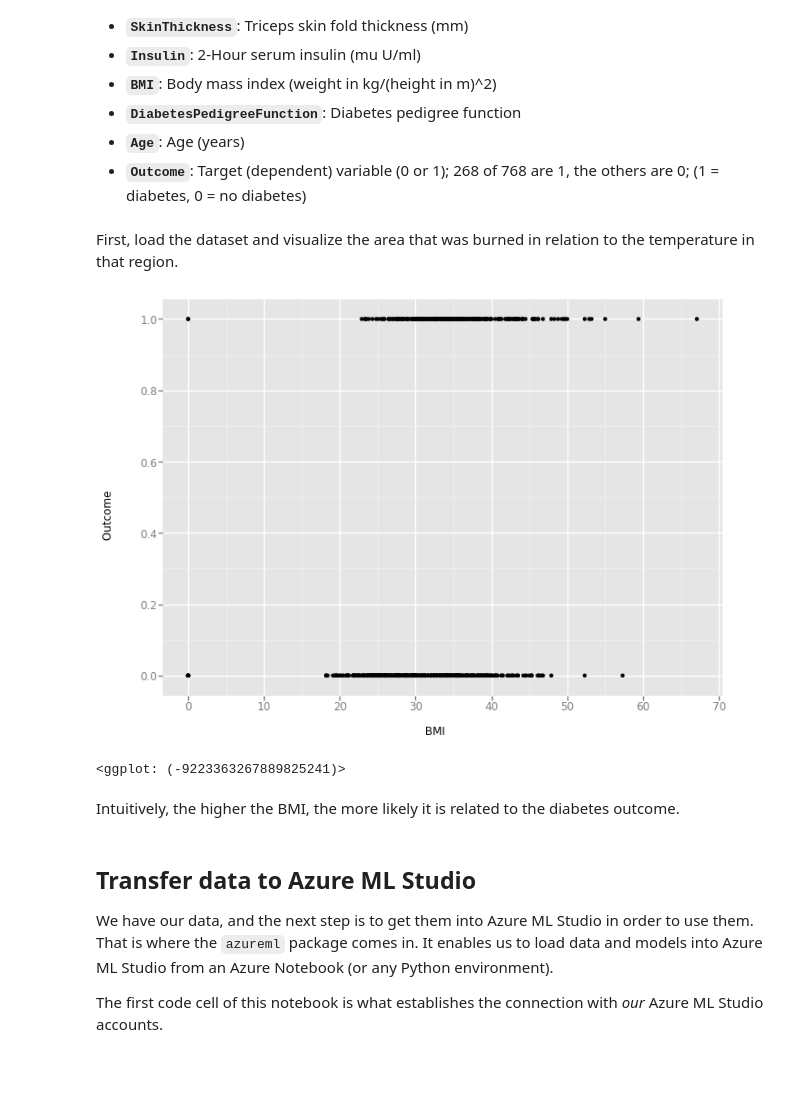
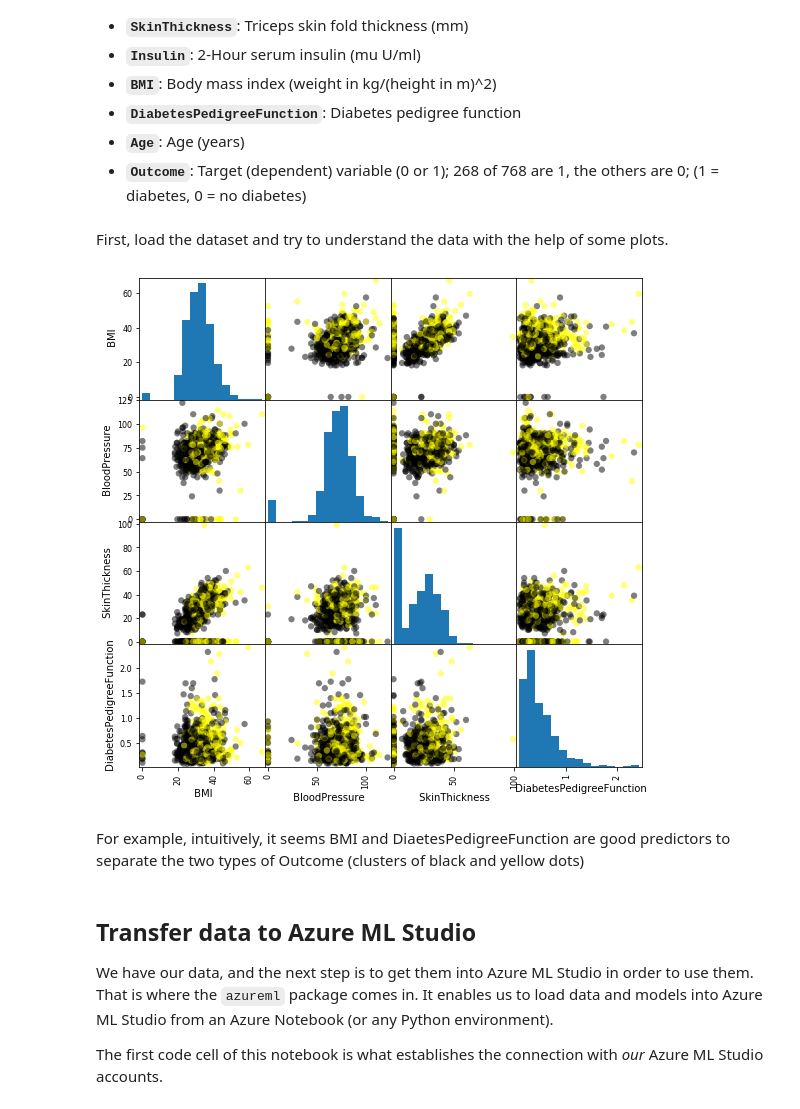
Before and after one commit to jonkingseestheworld/python_ml_trials, a Jupyter notebook: AzureMLStudio-PimaDiabetes.ipynb, the cells around one changed output. Drawn from its saved outputs; the diff is of its cells as text; code cells hidden in the pictures; blank space fills up the shorter version.

Commit message:
updated graphs in jupyter notebook

```diff
--- a/AzureMLStudio-PimaDiabetes.ipynb
+++ b/AzureMLStudio-PimaDiabetes.ipynb
@@ -52,22 +60,28 @@ The dataset contains the following features:
 - **`DiabetesPedigreeFunction`**: Diabetes pedigree function
 - **`Age`**: Age (years)
 - **`Outcome`**: Target (dependent) variable (0 or 1); 268 of 768 are 1, the others are 0; (1 = diabetes, 0 = no diabetes)
-# %% [markdown]
-First, load the dataset and visualize the area that was burned in relation to the temperature in that region.
+# %% [markdown]
+First, load the dataset and try to understand the data with the help of some plots.
 # %%
 import pandas as pd
+from pandas.plotting import scatter_matrix
+
 #read  in the data as a dataframe
 df1 = pd.DataFrame(pd.read_csv('data/pima-indians-diabetes.csv'))
 
+
+from matplotlib import cm
 %matplotlib inline
-from ggplot import *
-ggplot(aes(x=' BMI', y=' Outcome'), data=df1)  + geom_jitter(width = 0.25)
-#+ geom_line()
+
+X = df1[[' BMI', ' BloodPressure', ' SkinThickness', ' DiabetesPedigreeFunction']]
+y = df1[' Outcome']
+
+cmap = cm.get_cmap('gnuplot')
+scatter = scatter_matrix(X, c= y, marker = 'o', s=40, hist_kwds={'bins':15}, figsize=(9,9), cmap=cmap)
 # %% [output]
-[figure, old version]
+[figure, new version]
-<ggplot: (-9223363267889825241)>
-# %% [markdown]
-Intuitively, the higher the BMI, the more likely it is related to the diabetes outcome.
+# %% [markdown]
+For example, intuitively, it seems BMI and DiaetesPedigreeFunction are good predictors to separate the two types of Outcome (clusters of black and yellow dots)
 # %% [markdown]
 ## Transfer data to Azure ML Studio
 
```
Also changed, not shown: parts of 1 cell of this notebook.
